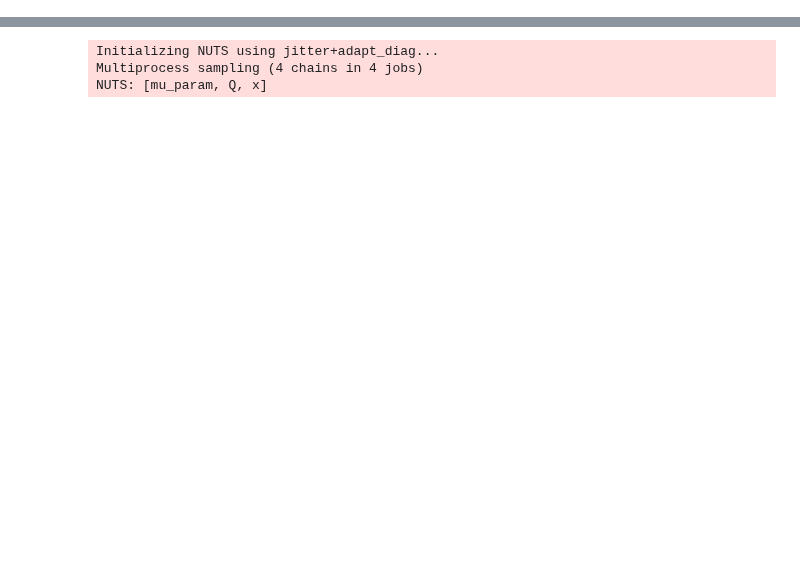
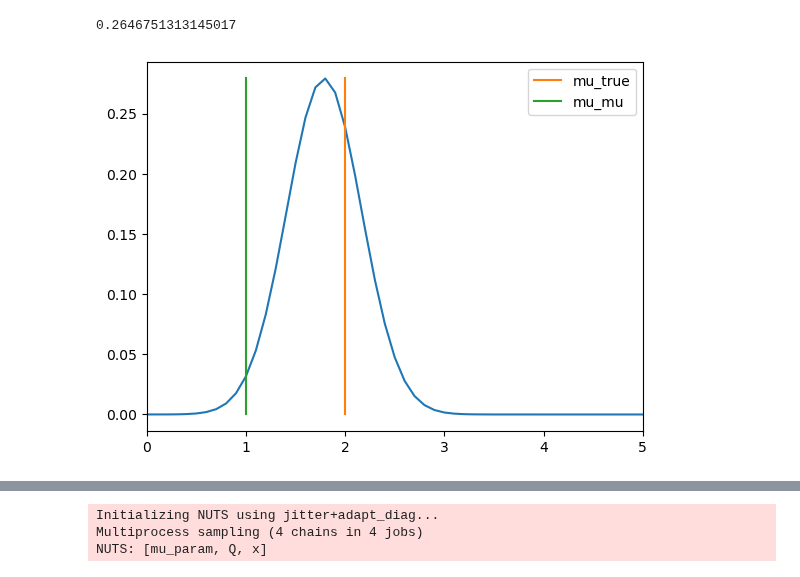
Before and after one commit to pymc-devs/pymc-extras, a Jupyter notebook: notebooks/INLA_testing.ipynb, the cells around one changed output, grey strips where cells are left out. Saved outputs shown, nothing was run; the diff lists cells and outputs as text; code cells hidden in the pictures; blank space fills up the shorter version.

```diff
--- a/notebooks/INLA_testing.ipynb
+++ b/notebooks/INLA_testing.ipynb
@@ -29,2 +232,40 @@ Reshape{4}.0
+# %%
+import matplotlib.pyplot as plt
+import scipy
+
+rng = np.random.default_rng(12345)
+n = 2
+d = 1
+
+mu_true = 2
+mu_mu = 1
+cov_true = np.identity(d)
+
+y_obs = rng.multivariate_normal(mean=np.array([mu_true]), cov=cov_true, size=n)
+
+mu_val = np.arange(-10, 10, 0.1)
+
+x0 = (y_obs.sum(axis=0) - mu_val) / (n - 1)
+logp = -0.5 * (
+    ((y_obs - x0) ** 2).sum(axis=0)
+    + (x0 - mu_val) ** 2
+    + (mu_val - mu_mu) ** 2
+    + np.log(np.abs(1 - n) ** d)
+    - ((y_obs - mu_true) ** 2).sum(axis=0)
+) - d / 2 * np.log(2 * np.pi)
+p = np.exp(logp)
+
+P = scipy.integrate.simpson(p, x=mu_val)
+print(P)
+
+plt.plot(mu_val, p)
+plt.plot([mu_true, mu_true + 1e-12], [p.min(), p.max()], label="mu_true")
+plt.plot([mu_mu, mu_mu + 1e-12], [p.min(), p.max()], label="mu_mu")
+plt.legend()
+plt.xlim([0, 5])
+plt.show()
+# %% [output]
+0.2646751313145017
+[figure, added]
 # %%
 rng = np.random.default_rng(12345)
```
Also changed, not shown: parts of 15 cells of this notebook, 1 other file.
